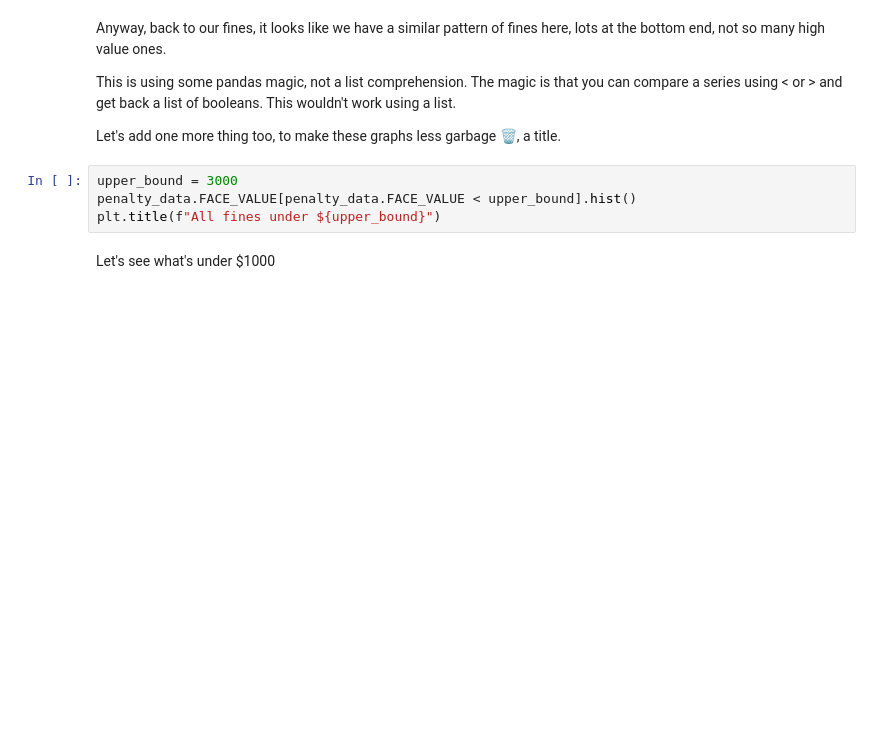
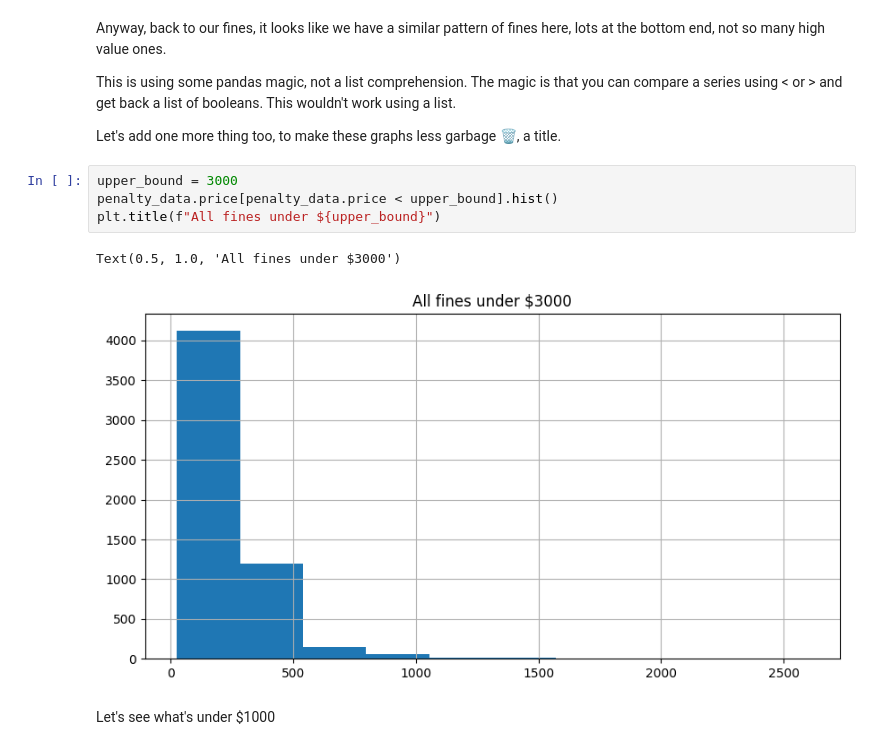
Before and after one commit to zhiyi-zy/data_project, a Jupyter notebook: basic_pandas.ipynb, the cells around one changed output. Drawn from its saved outputs; the diff is of its cells as text; blank space fills up the shorter version.

```diff
--- a/basic_pandas.ipynb
+++ b/basic_pandas.ipynb
@@ -169,8 +320,11 @@ This is using some pandas magic, not a list comprehension. The magic is that you
 Let's add one more thing too, to make these graphs less garbage 🗑, a title.
 # %%
 upper_bound = 3000
-penalty_data.FACE_VALUE[penalty_data.FACE_VALUE < upper_bound].hist()
+penalty_data.price[penalty_data.price < upper_bound].hist()
 plt.title(f"All fines under ${upper_bound}")
+# %% [output]
+Text(0.5, 1.0, 'All fines under $3000')
+[figure, added]
 # %% [markdown]
 Let's see what's under $1000
 # %%
```
Also changed, not shown: parts of 45 cells of this notebook, 13 other files.
